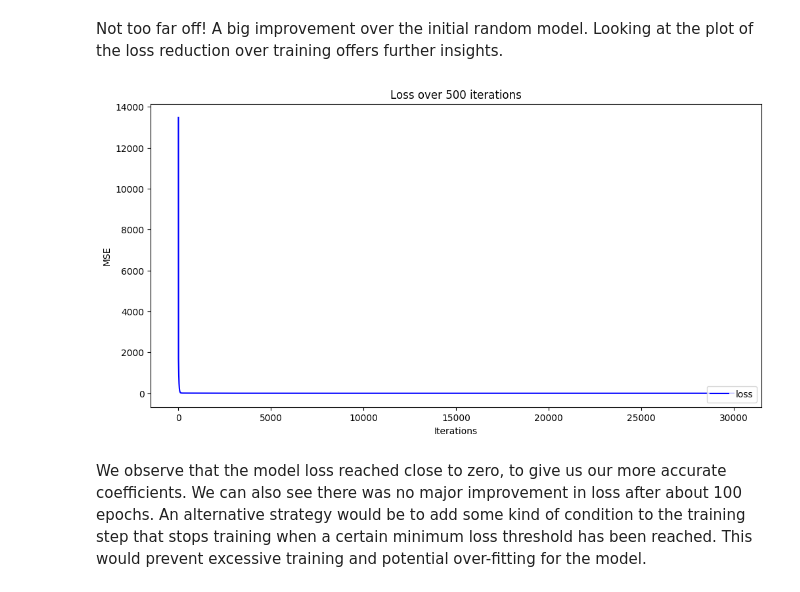
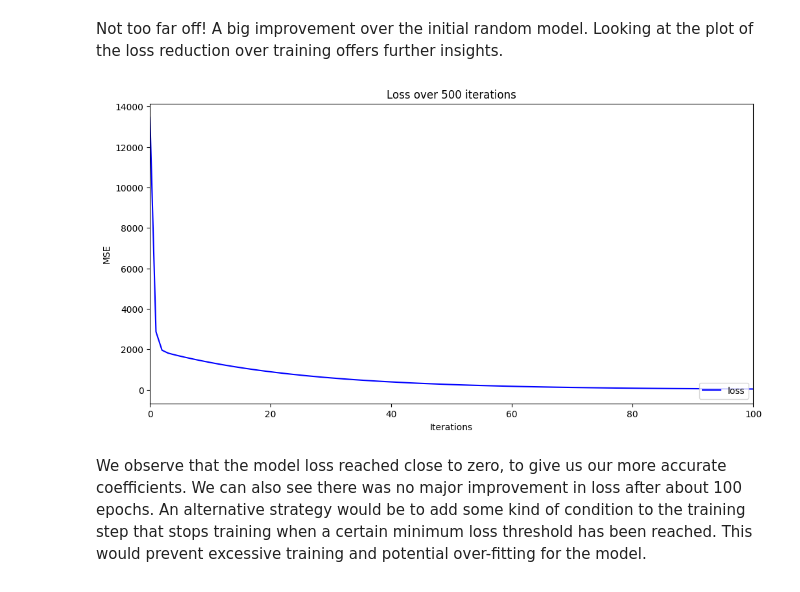
Before and after one commit to 21JN1A4218/FMML-MODULUS---IIIT-HYBERABAD, a Jupyter notebook: FMML_Module4_Lab2_2024.ipynb, the cells around one changed output. Cells and saved outputs as stored; diff of their text form; code cells hidden in the pictures.

```diff
--- a/FMML_Module4_Lab2_2024.ipynb
+++ b/FMML_Module4_Lab2_2024.ipynb
@@ -313,14 +313,15 @@ Not too far off! A big improvement over the initial random model. Looking at the
 # %%
 plt.figure(figsize=(12, 6))
 plt.plot(GD[3], 'b-', label = 'loss')
 # plt.xlim(0,50)
 plt.title('Loss over 500 iterations')
 plt.legend(loc="lower right")
+plt.xlim((0,100))
 plt.xlabel('Iterations')
 plt.ylabel('MSE')
 plt.show()
 # %% [output]
-[figure, old version]
+[figure, new version]
 # %% [markdown]
 We observe that the model loss reached close to zero, to give us our more accurate coefficients. We can also see there was no major improvement in loss after about 100 epochs. An alternative strategy would be to add some kind of condition to the training step that stops training when a certain minimum loss threshold has been reached. This would prevent excessive training and potential over-fitting for the model.
 # %% [markdown]
```
Also changed, not shown: parts of 4 cells of this notebook.
